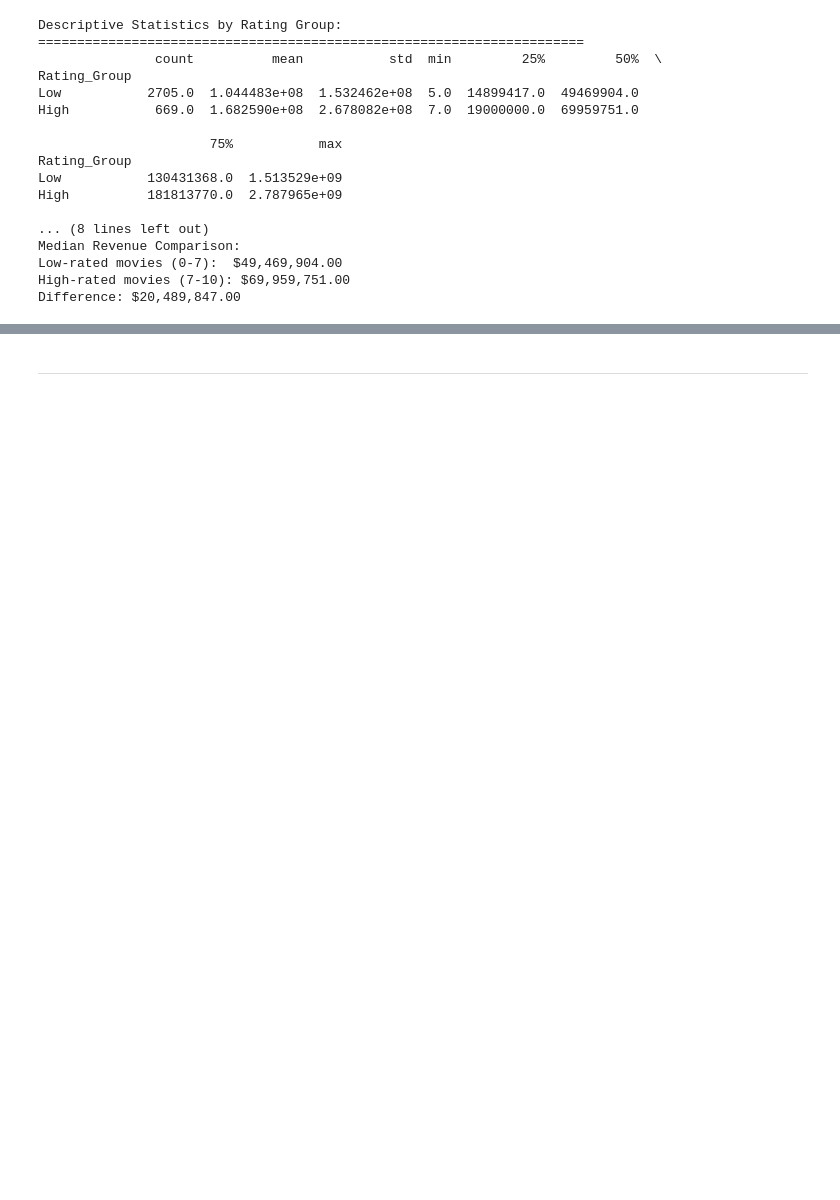
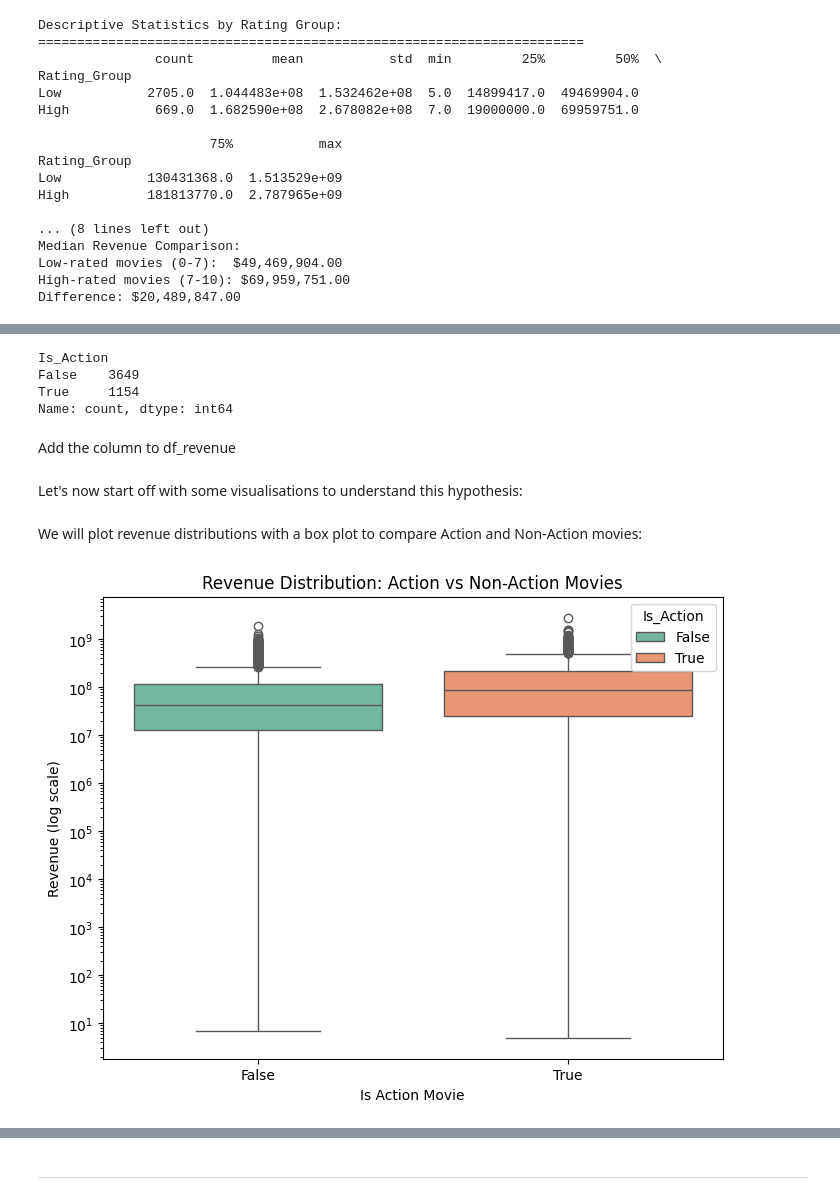
Before and after one commit to JayneLawley/Team1_TMDb_Hackathon_2, a Jupyter notebook: jupyter_notebooks/HM_EDA.ipynb, the cells around one changed output, grey strips where cells are left out. Saved outputs shown, nothing was run; the diff lists cells and outputs as text; code cells hidden in the pictures; blank space fills up the shorter version.

```diff
--- a/jupyter_notebooks/HM_EDA.ipynb
+++ b/jupyter_notebooks/HM_EDA.ipynb
@@ -382,0 +470,52 @@ Difference: $20,489,847.00
+# %%
+import ast
+
+# Extract list of genre names from stringified JSON
+def extract_genres(x):
+    try:
+        genres = ast.literal_eval(x)
+        if isinstance(genres, list):
+            return [g['name'] for g in genres if 'name' in g]
+        else:
+            return []
+    except (ValueError, SyntaxError, TypeError):
+        return []
+
+df['Genre_list'] = df['Genres'].apply(extract_genres)
+
+# Create a flag for Action movies
+
+df['Is_Action'] = df['Genre_list'].apply(lambda genres: 'Action' in genres)
+
+
+df['Is_Action'] = df['Is_Action'].astype('category')
+
+
+df['Is_Action'].value_counts()
+# %% [output]
+Is_Action
+False    3649
+True     1154
+Name: count, dtype: int64
+# %% [markdown]
+Add the column to df_revenue
+# %%
+df_revenue = df_revenue.merge(
+    df[['Id', 'Is_Action', 'Genre_list']],  # keep only needed columns
+    on='Id',
+    how='left'
+)
+# %% [markdown]
+Let's now start off with some visualisations to understand this hypothesis:
+# %% [markdown]
+We will plot revenue distributions with a box plot to compare Action and Non-Action movies:
+# %%
+plt.figure(figsize=(8,6))
+sns.boxplot(data=df_revenue, x='Is_Action', y='Revenue', palette='Set2', hue='Is_Action')
+plt.yscale('log')  # Revenue often very skewed
+plt.title('Revenue Distribution: Action vs Non-Action Movies')
+plt.xlabel('Is Action Movie')
+plt.ylabel('Revenue (log scale)')
+plt.show()
+# %% [output]
+[figure, added]
```
Also changed, not shown: parts of 61 cells of this notebook, 1 other file.
